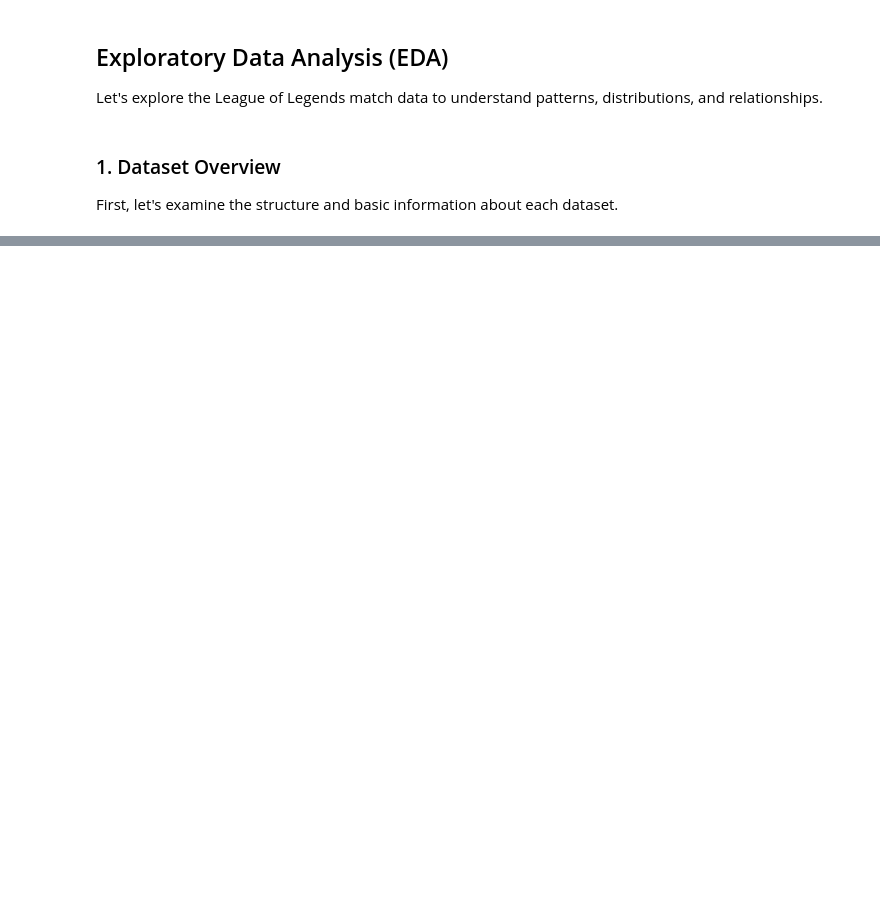
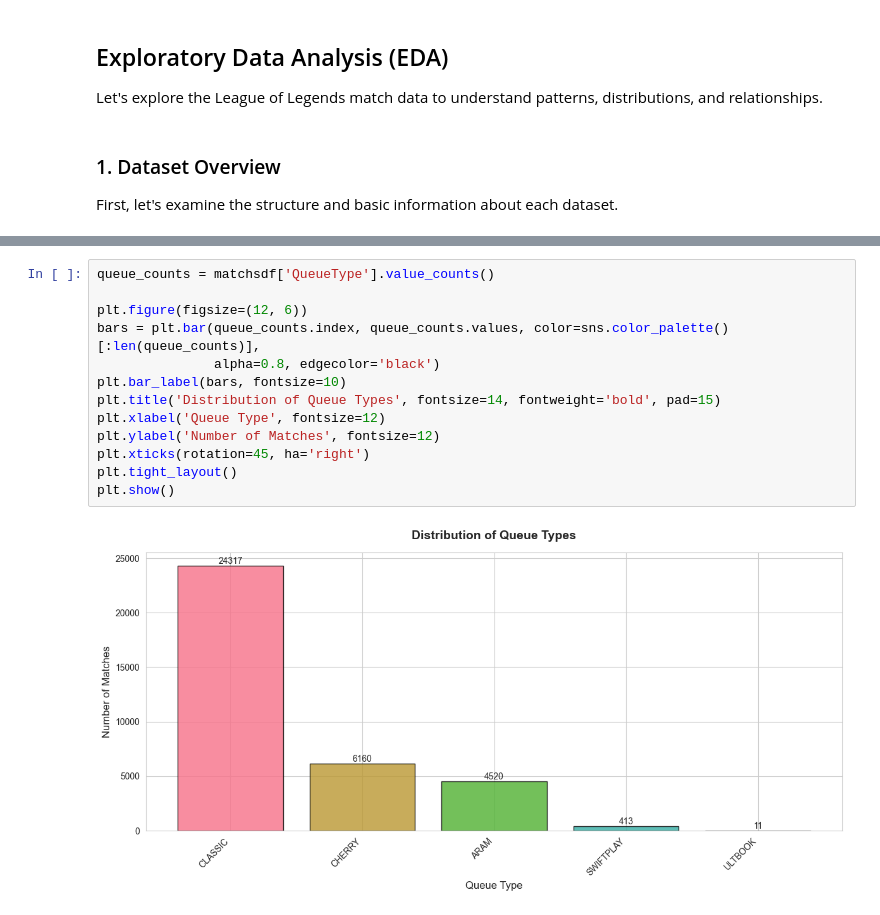
Before and after one commit to Mzulhaq/LoL-Analysis, a Jupyter notebook: main.ipynb, the cells around one changed output, grey strips where cells are left out. Saved outputs shown, nothing was run; the diff lists cells and outputs as text; blank space fills up the shorter version.

```diff
--- a/main.ipynb
+++ b/main.ipynb
@@ -334,0 +102,15 @@ print("5. Investigate outliers in numeric columns")
+# %%
+queue_counts = matchsdf['QueueType'].value_counts()
+
+plt.figure(figsize=(12, 6))
+bars = plt.bar(queue_counts.index, queue_counts.values, color=sns.color_palette()[:len(queue_counts)],
+               alpha=0.8, edgecolor='black')
+plt.bar_label(bars, fontsize=10)
+plt.title('Distribution of Queue Types', fontsize=14, fontweight='bold', pad=15)
+plt.xlabel('Queue Type', fontsize=12)
+plt.ylabel('Number of Matches', fontsize=12)
+plt.xticks(rotation=45, ha='right')
+plt.tight_layout()
+plt.show()
+# %% [output]
+[figure, added]
```
Also changed, not shown: parts of 36 cells of this notebook, 1 other file.
